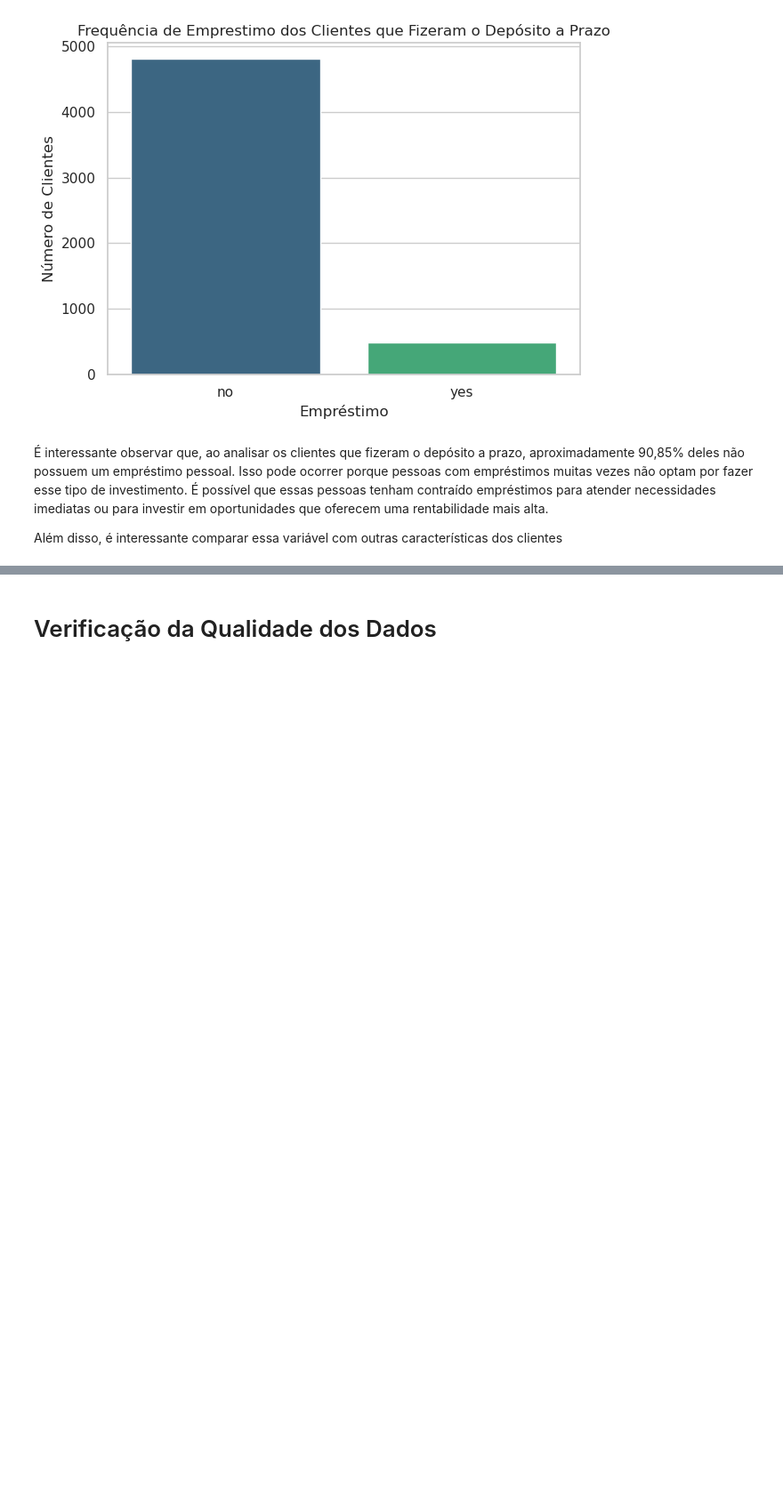
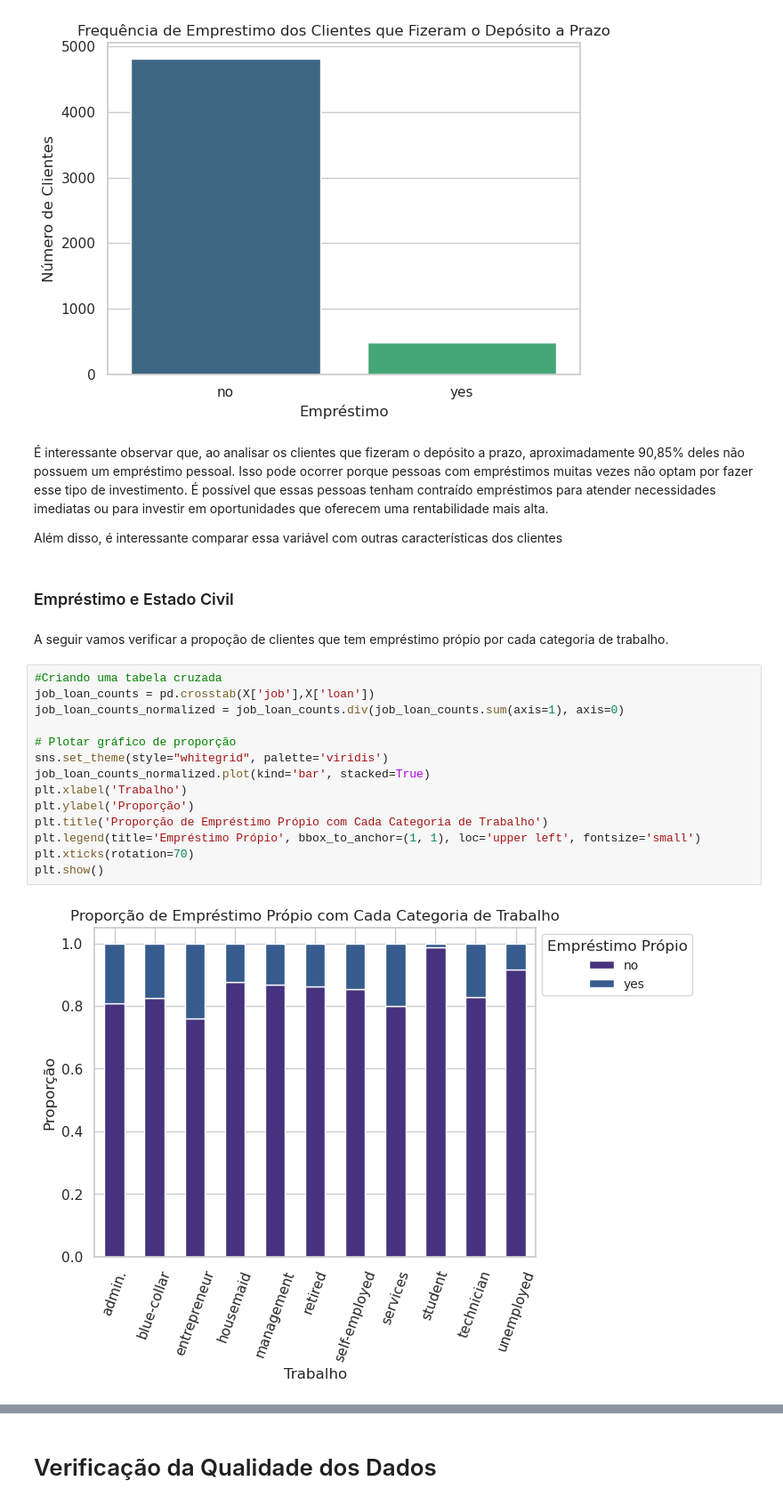
Before and after one commit to gabrieldadcarvalho/machine_learning, a Jupyter notebook: pjt_final/data_understanding.ipynb, the cells around one changed output, grey strips where cells are left out. Shown at 89% size. Drawn from its saved outputs; the diff is of its cells as text; blank space fills up the shorter version.

```diff
--- a/pjt_final/data_understanding.ipynb
+++ b/pjt_final/data_understanding.ipynb
@@ -802,3 +820,23 @@ plt.tight_layout()
 É interessante observar que, ao analisar os clientes que fizeram o depósito a prazo, aproximadamente 90,85% deles não possuem um empréstimo pessoal. Isso pode ocorrer porque pessoas com empréstimos muitas vezes não optam por fazer esse tipo de investimento. É possível que essas pessoas tenham contraído empréstimos para atender necessidades imediatas ou para investir em oportunidades que oferecem uma rentabilidade mais alta.
 
 Além disso, é interessante comparar essa variável com outras características dos clientes
+# %% [markdown]
+### Empréstimo e Estado Civil
+# %% [markdown]
+A seguir vamos verificar a propoção de clientes que tem empréstimo própio por cada categoria de trabalho.
+# %%
+#Criando uma tabela cruzada
+job_loan_counts = pd.crosstab(X['job'],X['loan'])
+job_loan_counts_normalized = job_loan_counts.div(job_loan_counts.sum(axis=1), axis=0)
+
+# Plotar gráfico de proporção
+sns.set_theme(style="whitegrid", palette='viridis')
+job_loan_counts_normalized.plot(kind='bar', stacked=True)
+plt.xlabel('Trabalho')
+plt.ylabel('Proporção')
+plt.title('Proporção de Empréstimo Própio com Cada Categoria de Trabalho')
+plt.legend(title='Empréstimo Própio', bbox_to_anchor=(1, 1), loc='upper left', fontsize='small')
+plt.xticks(rotation=70)
+plt.show()
+# %% [output]
+[figure, added]
```
Also changed, not shown: parts of 10 cells of this notebook.
